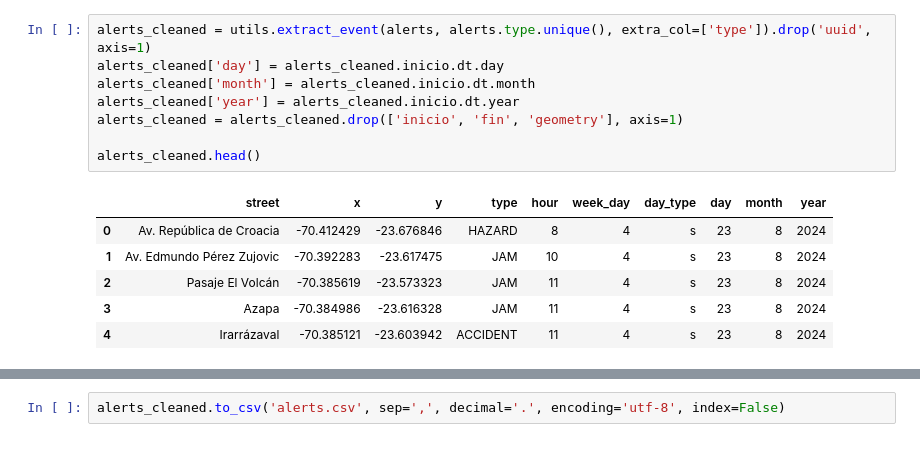
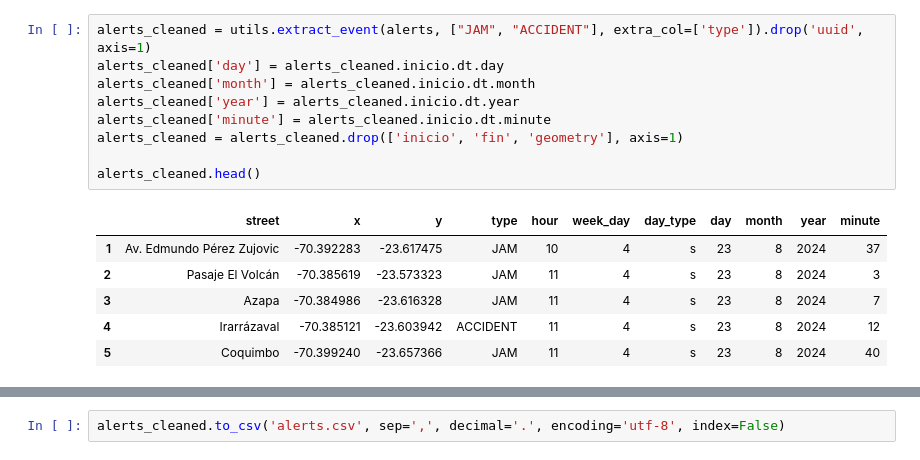
Before and after one commit to richardhapb/antof-traffic-client, a Jupyter notebook: ML.ipynb, the cells around one changed output, grey strips where cells are left out. Saved outputs shown, nothing was run; the diff lists cells and outputs as text.

```diff
--- a/ML.ipynb
+++ b/ML.ipynb
@@ -16,17 +18,18 @@ alerts.head()
 | 3 | CI | Antofagasta | 1 | false | 0 | 5 | JAM | 53b6ff5f-d078-421d-9f78-03e534d78989 | ... |
 | 4 | CI | Antofagasta | 2 | false | 0 | 5 | ACCIDENT | e87552f7-4572-4096-9fdd-9400ad90e7f8 | ... |
 # %%
-alerts_cleaned = utils.extract_event(alerts, alerts.type.unique(), extra_col=['type']).drop('uuid', axis=1)
+alerts_cleaned = utils.extract_event(alerts, ["JAM", "ACCIDENT"], extra_col=['type']).drop('uuid', axis=1)
 alerts_cleaned['day'] = alerts_cleaned.inicio.dt.day
 alerts_cleaned['month'] = alerts_cleaned.inicio.dt.month
 alerts_cleaned['year'] = alerts_cleaned.inicio.dt.year
+alerts_cleaned['minute'] = alerts_cleaned.inicio.dt.minute
 alerts_cleaned = alerts_cleaned.drop(['inicio', 'fin', 'geometry'], axis=1)
 
 alerts_cleaned.head()
 # %% [output]
-|  | street | x | y | type | hour | week_day | day_type | day | month | year |
-| 0 | Av. República de Croacia | -70.412429 | -23.676846 | HAZARD | 8 | 4 | s | 23 | 8 | 2024 |
-| 1 | Av. Edmundo Pérez Zujovic | -70.392283 | -23.617475 | JAM | 10 | 4 | s | 23 | 8 | 2024 |
-| 2 | Pasaje El Volcán | -70.385619 | -23.573323 | JAM | 11 | 4 | s | 23 | 8 | 2024 |
-| 3 | Azapa | -70.384986 | -23.616328 | JAM | 11 | 4 | s | 23 | 8 | 2024 |
-| 4 | Irarrázaval | -70.385121 | -23.603942 | ACCIDENT | 11 | 4 | s | 23 | 8 | 2024 |
+|  | street | x | y | type | hour | week_day | day_type | day | month | year | minute |
+| 1 | Av. Edmundo Pérez Zujovic | -70.392283 | -23.617475 | JAM | 10 | 4 | s | 23 | 8 | 2024 | 37 |
+| 2 | Pasaje El Volcán | -70.385619 | -23.573323 | JAM | 11 | 4 | s | 23 | 8 | 2024 | 3 |
+| 3 | Azapa | -70.384986 | -23.616328 | JAM | 11 | 4 | s | 23 | 8 | 2024 | 7 |
+| 4 | Irarrázaval | -70.385121 | -23.603942 | ACCIDENT | 11 | 4 | s | 23 | 8 | 2024 | 12 |
+| 5 | Coquimbo | -70.399240 | -23.657366 | JAM | 11 | 4 | s | 23 | 8 | 2024 | 40 |
```
Also changed, not shown: parts of 23 cells of this notebook, 10 other files.
